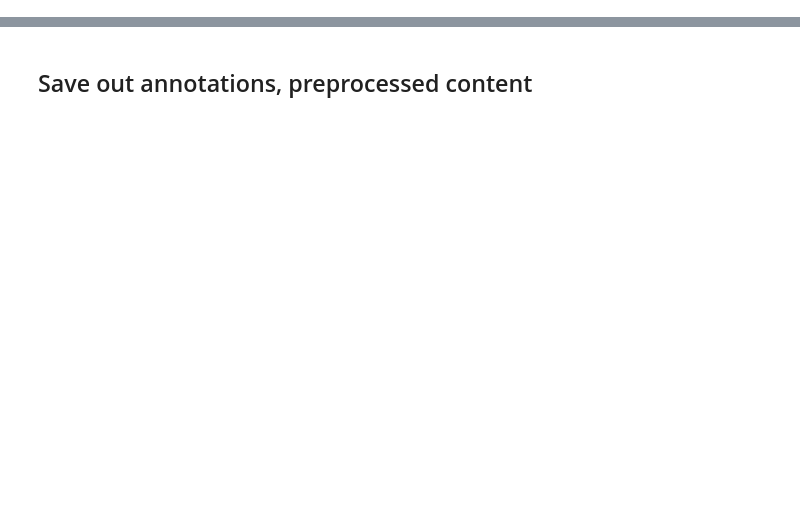
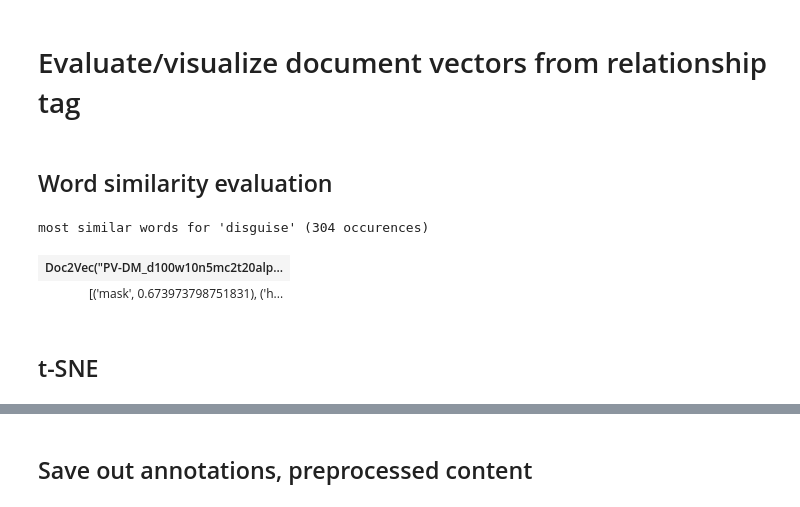
Before and after one commit to michaelmilleryoder/fanfiction-scripts, a Jupyter notebook: jupyter/doc2vec.ipynb, the cells around one changed output, grey strips where cells are left out. Saved outputs shown, nothing was run; the diff lists cells and outputs as text; code cells hidden in the pictures; blank space fills up the shorter version.

```diff
--- a/jupyter/doc2vec.ipynb
+++ b/jupyter/doc2vec.ipynb
@@ -0,0 +5,40 @@
+# %% [markdown]
+# Evaluate/visualize document vectors from relationship tag
+# %%
+from gensim.models.doc2vec import Doc2Vec
+
+model_dirpath = '/usr2/mamille2/fanfiction-project/models/'
+fandom = 'detroit'
+model_fpath = os.path.join(model_dirpath, fandom, 'PV-DM_d100w10n5mc2t20alpha0.05.model')
+
+model = Doc2Vec.load(model_fpath)
+# %% [markdown]
+## Word similarity evaluation
+# %%
+import random
+from IPython.display import HTML
+
+models = [model]
+
+# pick a random word with a suitable number of occurences
+while True:
+    word = random.choice(models[0].wv.index2word)
+    if models[0].wv.vocab[word].count > 50:
+        break
+
+# or uncomment below line, to just pick a word from the relevant domain:
+# word = 'difficult'
+similars_per_model = [str(model.wv.most_similar(word, topn=20)).replace('), ','),<br>\n') for model in models]
+similar_table = ("<table><tr><th>" +
+    "</th><th>".join([str(model) for model in models]) +
+    "</th></tr><tr><td>" +
+    "</td><td>".join(similars_per_model) +
+    "</td></tr></table>")
+print("most similar words for '%s' (%d occurences)" % (word, models[0].wv.vocab[word].count))
+HTML(similar_table)
+# %% [output]
+most similar words for 'disguise' (304 occurences)
+| Doc2Vec("PV-DM_d100w10n5mc2t20alp... |
+| [('mask', 0.673973798751831), ('h... |
+# %% [markdown]
+## t-SNE
```
Also changed, not shown: parts of 34 cells of this notebook, 1 other file.
